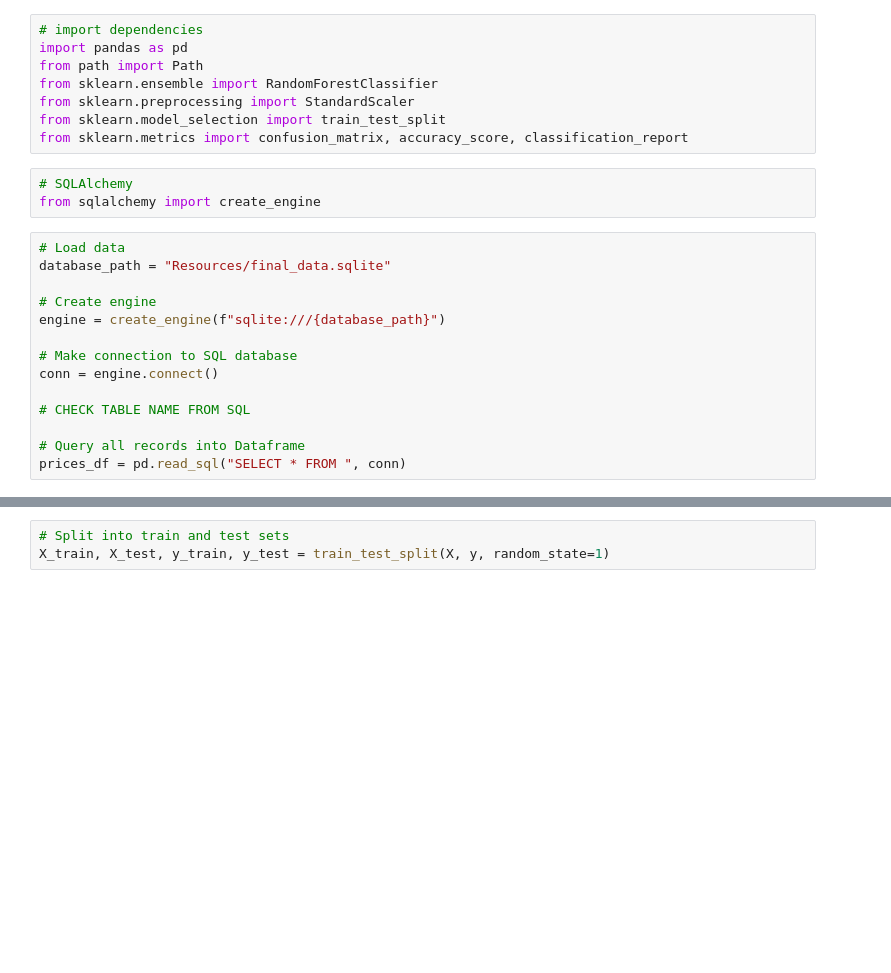
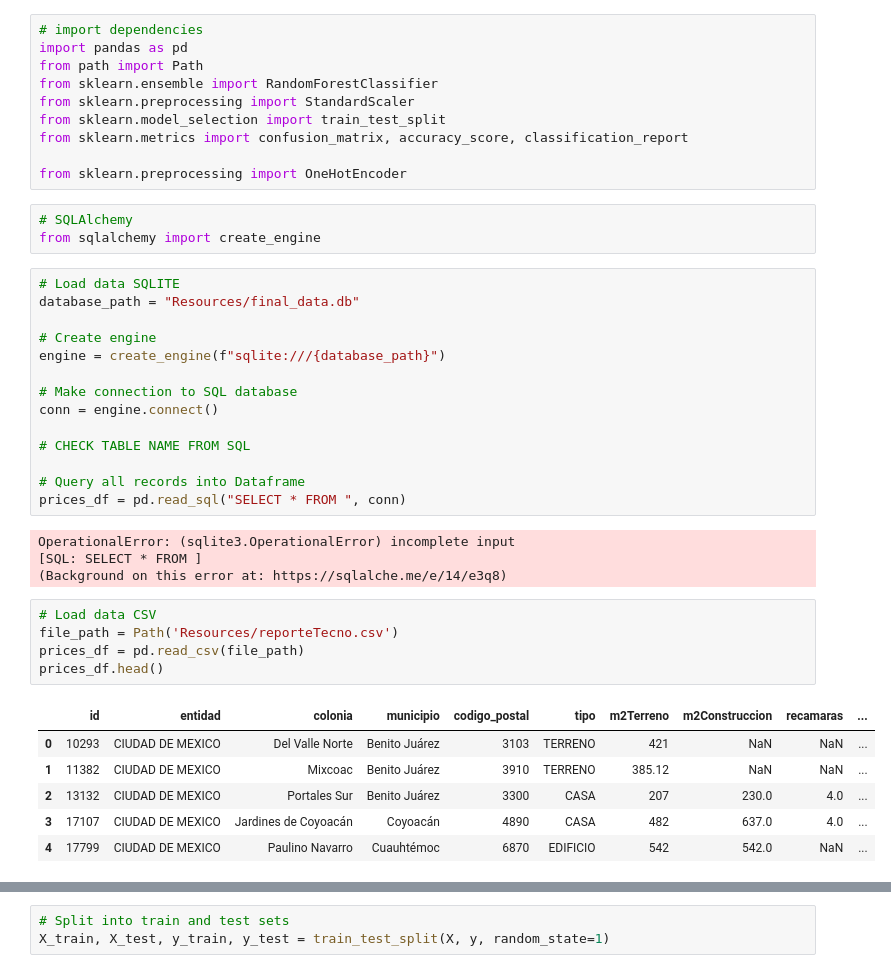
Before and after one commit to JCastro1986/Final-Project, a Jupyter notebook: ML_Model.ipynb, the cells around one changed output, grey strips where cells are left out. Cells and saved outputs as stored; diff of their text form; blank space fills up the shorter version.

```diff
--- a/ML_Model.ipynb
+++ b/ML_Model.ipynb
@@ -6,12 +6,14 @@ from sklearn.ensemble import RandomForestClassifier
 from sklearn.preprocessing import StandardScaler
 from sklearn.model_selection import train_test_split
 from sklearn.metrics import confusion_matrix, accuracy_score, classification_report
+
+from sklearn.preprocessing import OneHotEncoder
 # %%
 # SQLAlchemy
 from sqlalchemy import create_engine
 # %%
-# Load data
-database_path = "Resources/final_data.sqlite"
+# Load data SQLITE
+database_path = "Resources/final_data.db"
 
 # Create engine
 engine = create_engine(f"sqlite:///{database_path}")
@@ -23,3 +25,19 @@ conn = engine.connect()
 
 # Query all records into Dataframe
 prices_df = pd.read_sql("SELECT * FROM ", conn)
+# %% [output]
+OperationalError: (sqlite3.OperationalError) incomplete input
+[SQL: SELECT * FROM ]
+(Background on this error at: https://sqlalche.me/e/14/e3q8)
+# %%
+# Load data CSV
+file_path = Path('Resources/reporteTecno.csv')
+prices_df = pd.read_csv(file_path)
+prices_df.head()
+# %% [output]
+|  | id | entidad | colonia | municipio | codigo_postal | tipo | m2Terreno | m2Construccion | recamaras | ... |
+| 0 | 10293 | CIUDAD DE MEXICO | Del Valle Norte | Benito Juárez | 3103 | TERRENO | 421 | NaN | NaN | ... |
+| 1 | 11382 | CIUDAD DE MEXICO | Mixcoac | Benito Juárez | 3910 | TERRENO | 385.12 | NaN | NaN | ... |
+| 2 | 13132 | CIUDAD DE MEXICO | Portales Sur | Benito Juárez | 3300 | CASA | 207 | 230.0 | 4.0 | ... |
+| 3 | 17107 | CIUDAD DE MEXICO | Jardines de Coyoacán | Coyoacán | 4890 | CASA | 482 | 637.0 | 4.0 | ... |
+| 4 | 17799 | CIUDAD DE MEXICO | Paulino Navarro | Cuauhtémoc | 6870 | EDIFICIO | 542 | 542.0 | NaN | ... |
```
Also changed, not shown: parts of 7 cells of this notebook, 3 other files.
